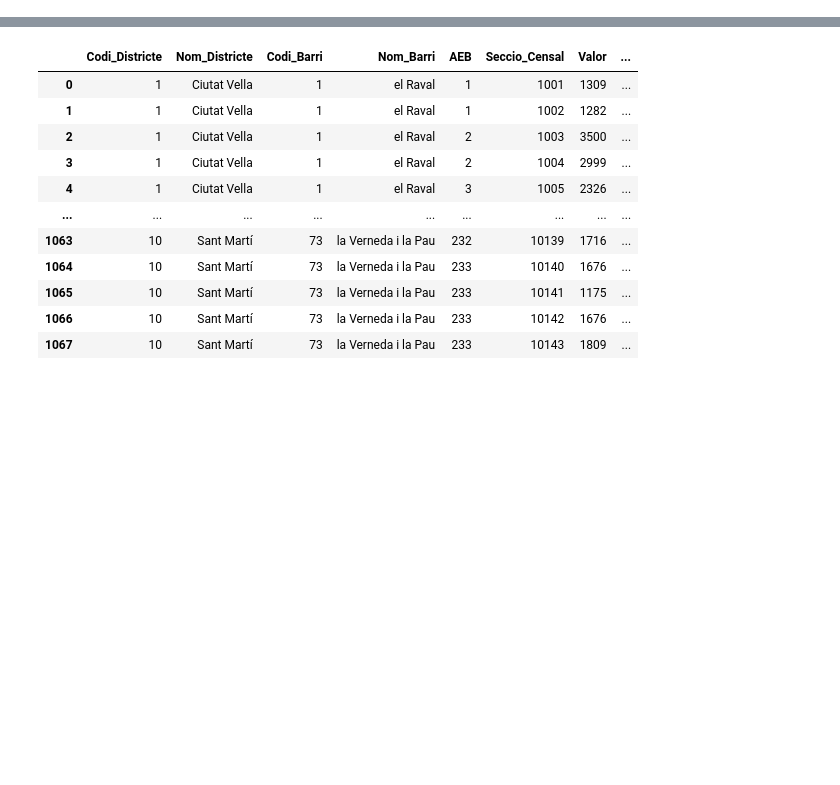
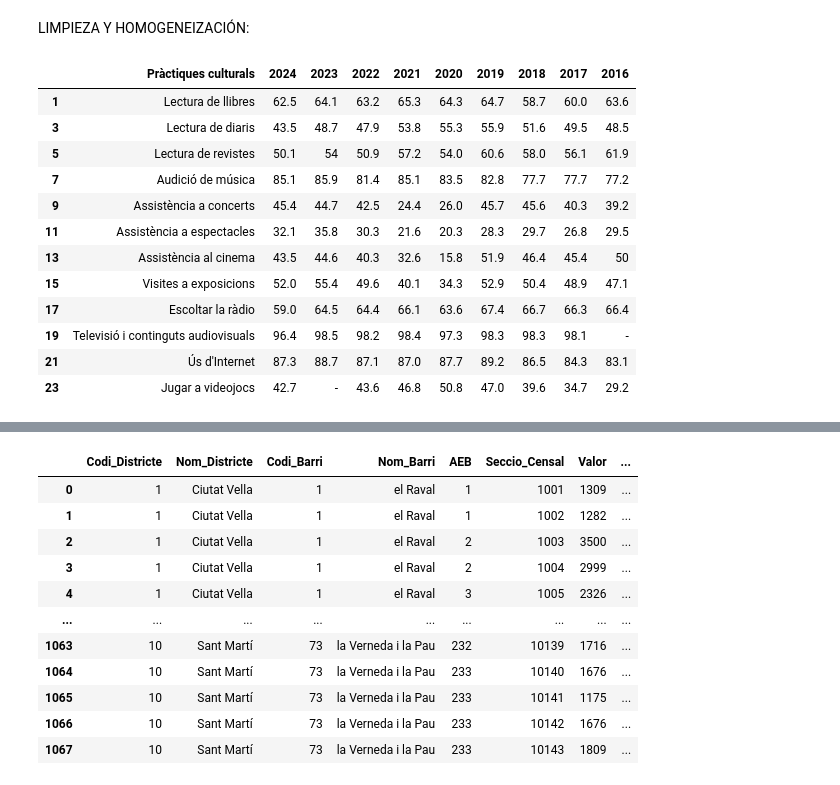
Before and after one commit to julio-bp/Cultura_Barcelona, a Jupyter notebook: proyecto3.ipynb, the cells around one changed output, grey strips where cells are left out. Cells and saved outputs as stored; diff of their text form; code cells hidden in the pictures; blank space fills up the shorter version.

```diff
--- a/proyecto3.ipynb
+++ b/proyecto3.ipynb
@@ -39,0 +316,2 @@ df_educacion = pd.read_csv(url1)
+# %% [markdown]
+LIMPIEZA Y HOMOGENEIZACIÓN:
@@ -39,0 +320,16 @@ df_educacion = pd.read_csv(url1)
+# %%
+df_cult_gob
+# %% [output]
+|  | Pràctiques culturals | 2024 | 2023 | 2022 | 2021 | 2020 | 2019 | 2018 | 2017 | 2016 |
+| 1 | Lectura de llibres | 62.5 | 64.1 | 63.2 | 65.3 | 64.3 | 64.7 | 58.7 | 60.0 | 63.6 |
+| 3 | Lectura de diaris | 43.5 | 48.7 | 47.9 | 53.8 | 55.3 | 55.9 | 51.6 | 49.5 | 48.5 |
+| 5 | Lectura de revistes | 50.1 | 54 | 50.9 | 57.2 | 54.0 | 60.6 | 58.0 | 56.1 | 61.9 |
+| 7 | Audició de música | 85.1 | 85.9 | 81.4 | 85.1 | 83.5 | 82.8 | 77.7 | 77.7 | 77.2 |
+| 9 | Assistència a concerts | 45.4 | 44.7 | 42.5 | 24.4 | 26.0 | 45.7 | 45.6 | 40.3 | 39.2 |
+| 11 | Assistència a espectacles | 32.1 | 35.8 | 30.3 | 21.6 | 20.3 | 28.3 | 29.7 | 26.8 | 29.5 |
+| 13 | Assistència al cinema | 43.5 | 44.6 | 40.3 | 32.6 | 15.8 | 51.9 | 46.4 | 45.4 | 50 |
+| 15 | Visites a exposicions | 52.0 | 55.4 | 49.6 | 40.1 | 34.3 | 52.9 | 50.4 | 48.9 | 47.1 |
+| 17 | Escoltar la ràdio | 59.0 | 64.5 | 64.4 | 66.1 | 63.6 | 67.4 | 66.7 | 66.3 | 66.4 |
+| 19 | Televisió i continguts audiovisuals | 96.4 | 98.5 | 98.2 | 98.4 | 97.3 | 98.3 | 98.3 | 98.1 | - |
+| 21 | Ús d'Internet | 87.3 | 88.7 | 87.1 | 87.0 | 87.7 | 89.2 | 86.5 | 84.3 | 83.1 |
+| 23 | Jugar a videojocs | 42.7 | - | 43.6 | 46.8 | 50.8 | 47.0 | 39.6 | 34.7 | 29.2 |
```
Also changed, not shown: parts of 145 cells of this notebook, 1 other file.
